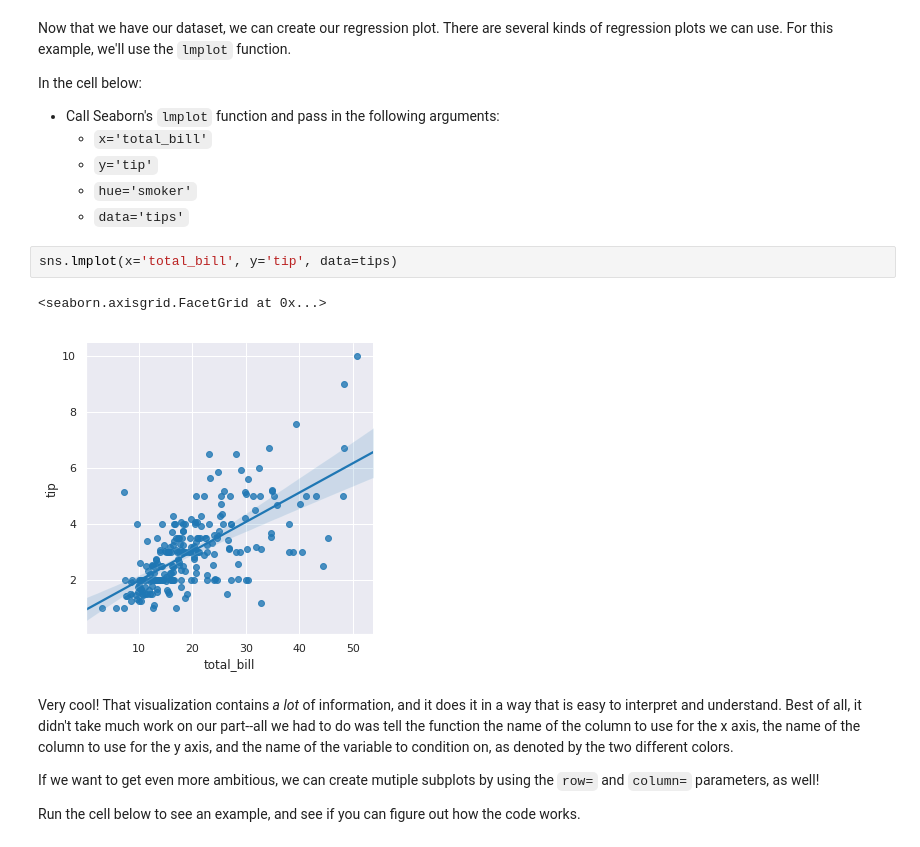
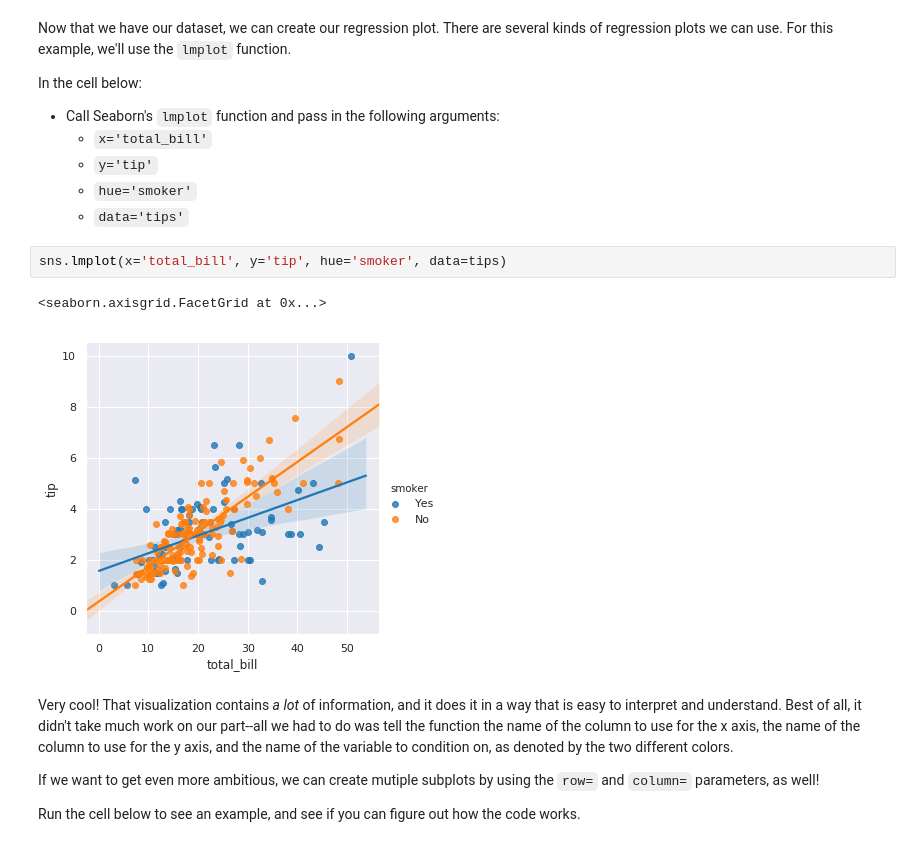
Before and after one commit to max-miller/dsc-seaborn-lab-nyc-ds-career-042219, a Jupyter notebook: index.ipynb, the cells around one changed output. Drawn from its saved outputs; the diff is of its cells as text.

```diff
--- a/index.ipynb
+++ b/index.ipynb
@@ -181,10 +181,10 @@ In the cell below:
     * `hue='smoker'`
     * `data='tips'`
 # %%
-sns.lmplot(x='total_bill', y='tip', data=tips)
+sns.lmplot(x='total_bill', y='tip', hue='smoker', data=tips)
 # %% [output]
 <seaborn.axisgrid.FacetGrid at 0x...>
-[figure, old version]
+[figure, new version]
 # %% [markdown]
 Very cool! That visualization contains _a lot_ of information, and it does it in a way that is easy to interpret and understand. Best of all, it didn't take much work on our part--all we had to do was tell the function the name of the column to use for the x axis, the name of the column to use for the y axis, and the name of the variable to condition on, as denoted by the two different colors.
 
```
